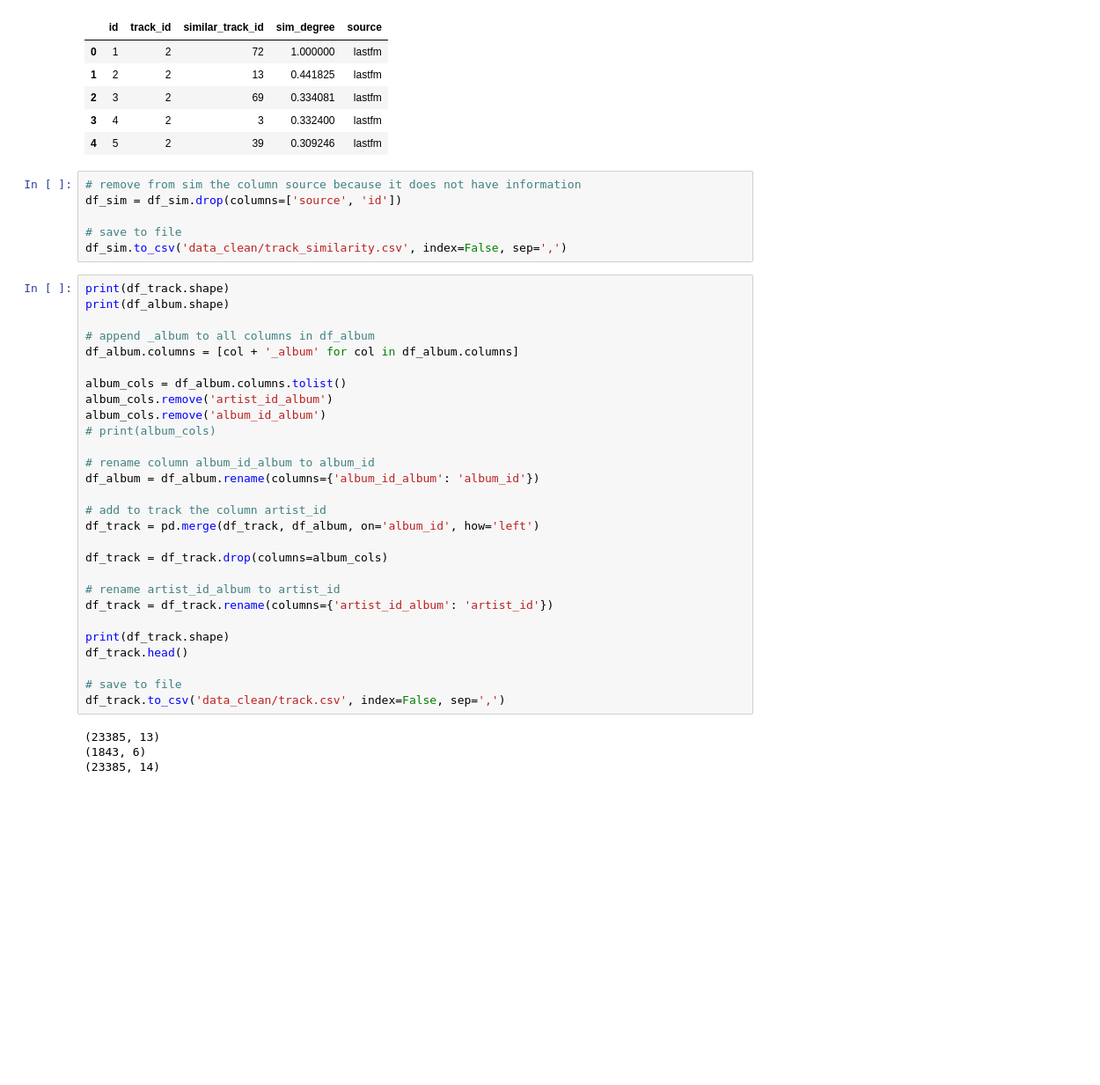
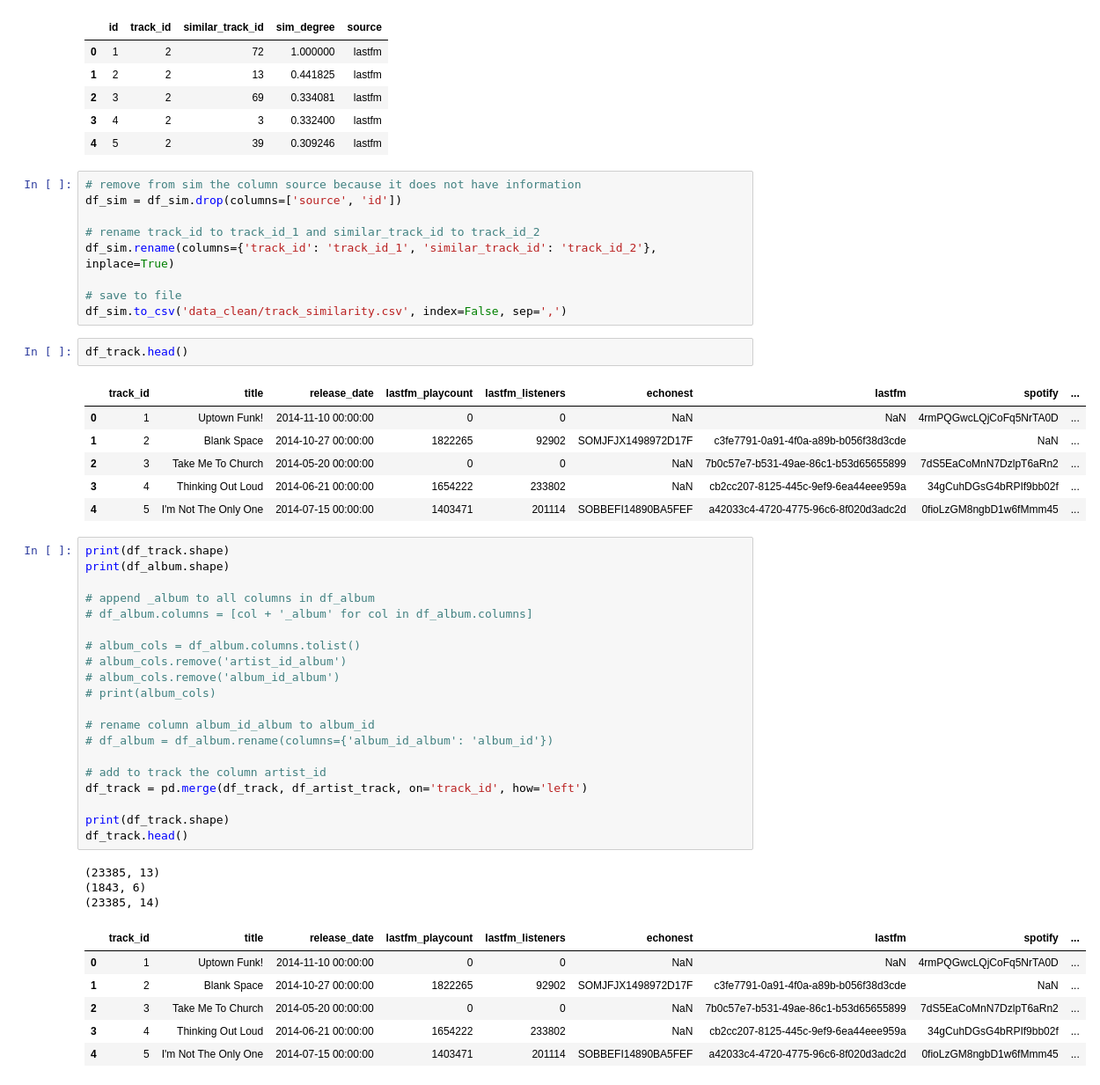
Before and after one commit to m21ark/s_music, a Jupyter notebook: clean.ipynb, the cells around one changed output. Shown at 88% size. Saved outputs shown, nothing was run; the diff lists cells and outputs as text; blank space fills up the shorter version.

Commit message:
Some data fixes and started to explore

```diff
--- a/clean.ipynb
+++ b/clean.ipynb
@@ -184,37 +185,47 @@ df_sim.head()
 # remove from sim the column source because it does not have information
 df_sim = df_sim.drop(columns=['source', 'id'])
 
+# rename track_id to track_id_1 and similar_track_id to track_id_2
+df_sim.rename(columns={'track_id': 'track_id_1', 'similar_track_id': 'track_id_2'}, inplace=True)
+
 # save to file
 df_sim.to_csv('data_clean/track_similarity.csv', index=False, sep=',')
+# %%
+df_track.head()
+# %% [output]
+|  | track_id | title | release_date | lastfm_playcount | lastfm_listeners | echonest | lastfm | spotify | ... |
+| 0 | 1 | Uptown Funk! | 2014-11-10 00:00:00 | 0 | 0 | NaN | NaN | 4rmPQGwcLQjCoFq5NrTA0D | ... |
+| 1 | 2 | Blank Space | 2014-10-27 00:00:00 | 1822265 | 92902 | SOMJFJX1498972D17F | c3fe7791-0a91-4f0a-a89b-b056f38d3cde | NaN | ... |
+| 2 | 3 | Take Me To Church | 2014-05-20 00:00:00 | 0 | 0 | NaN | 7b0c57e7-b531-49ae-86c1-b53d65655899 | 7dS5EaCoMnN7DzlpT6aRn2 | ... |
+| 3 | 4 | Thinking Out Loud | 2014-06-21 00:00:00 | 1654222 | 233802 | NaN | cb2cc207-8125-445c-9ef9-6ea44eee959a | 34gCuhDGsG4bRPIf9bb02f | ... |
+| 4 | 5 | I'm Not The Only One | 2014-07-15 00:00:00 | 1403471 | 201114 | SOBBEFI14890BA5FEF | a42033c4-4720-4775-96c6-8f020d3adc2d | 0fioLzGM8ngbD1w6fMmm45 | ... |
 # %%
 print(df_track.shape)
 print(df_album.shape)
 
 # append _album to all columns in df_album
-df_album.columns = [col + '_album' for col in df_album.columns]
+# df_album.columns = [col + '_album' for col in df_album.columns]
 
-album_cols = df_album.columns.tolist()
-album_cols.remove('artist_id_album')
-album_cols.remove('album_id_album')
+# album_cols = df_album.columns.tolist()
+# album_cols.remove('artist_id_album')
+# album_cols.remove('album_id_album')
 # print(album_cols)
 
 # rename column album_id_album to album_id
-df_album = df_album.rename(columns={'album_id_album': 'album_id'})
+# df_album = df_album.rename(columns={'album_id_album': 'album_id'})
 
 # add to track the column artist_id
-df_track = pd.merge(df_track, df_album, on='album_id', how='left')
-
-df_track = df_track.drop(columns=album_cols)
-
-# rename artist_id_album to artist_id
-df_track = df_track.rename(columns={'artist_id_album': 'artist_id'})
+df_track = pd.merge(df_track, df_artist_track, on='track_id', how='left')
 
 print(df_track.shape)
 df_track.head()
-
-# save to file
-df_track.to_csv('data_clean/track.csv', index=False, sep=',')
 # %% [output]
 (23385, 13)
 (1843, 6)
 (23385, 14)
+|  | track_id | title | release_date | lastfm_playcount | lastfm_listeners | echonest | lastfm | spotify | ... |
+| 0 | 1 | Uptown Funk! | 2014-11-10 00:00:00 | 0 | 0 | NaN | NaN | 4rmPQGwcLQjCoFq5NrTA0D | ... |
+| 1 | 2 | Blank Space | 2014-10-27 00:00:00 | 1822265 | 92902 | SOMJFJX1498972D17F | c3fe7791-0a91-4f0a-a89b-b056f38d3cde | NaN | ... |
+| 2 | 3 | Take Me To Church | 2014-05-20 00:00:00 | 0 | 0 | NaN | 7b0c57e7-b531-49ae-86c1-b53d65655899 | 7dS5EaCoMnN7DzlpT6aRn2 | ... |
+| 3 | 4 | Thinking Out Loud | 2014-06-21 00:00:00 | 1654222 | 233802 | NaN | cb2cc207-8125-445c-9ef9-6ea44eee959a | 34gCuhDGsG4bRPIf9bb02f | ... |
+| 4 | 5 | I'm Not The Only One | 2014-07-15 00:00:00 | 1403471 | 201114 | SOBBEFI14890BA5FEF | a42033c4-4720-4775-96c6-8f020d3adc2d | 0fioLzGM8ngbD1w6fMmm45 | ... |
```
Also changed, not shown: parts of 3 cells of this notebook, 4 other files.
